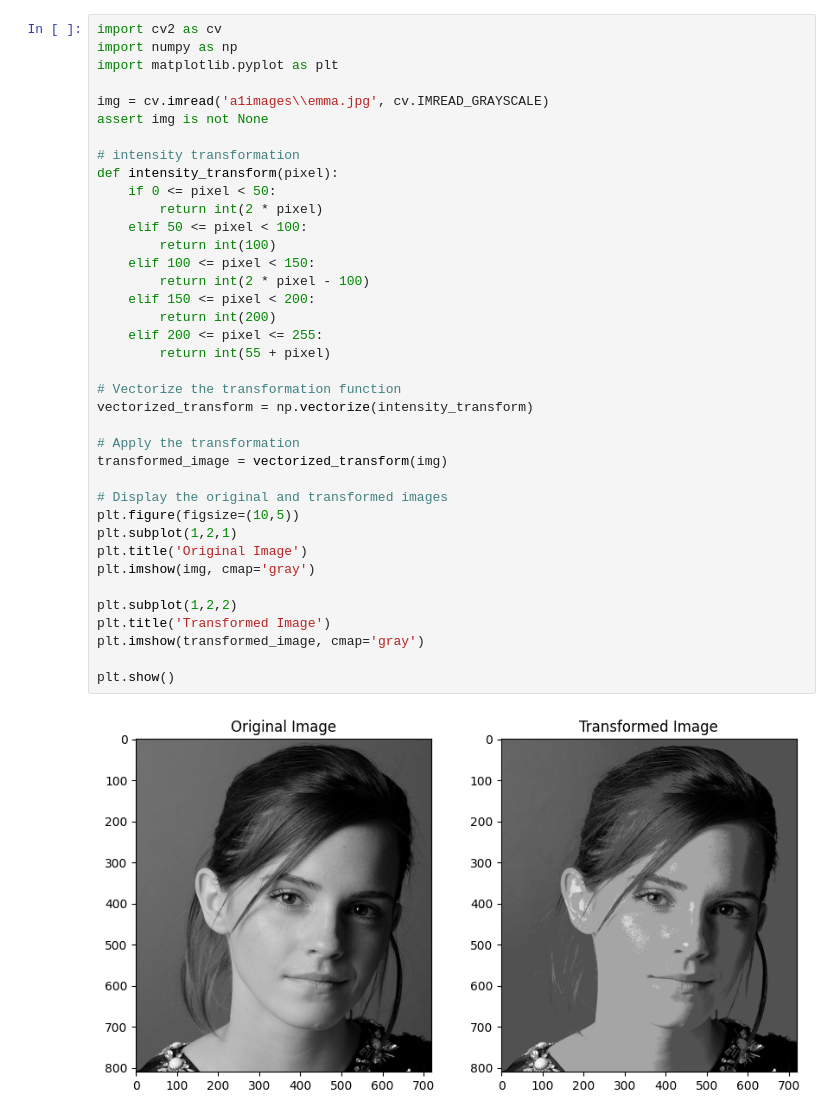
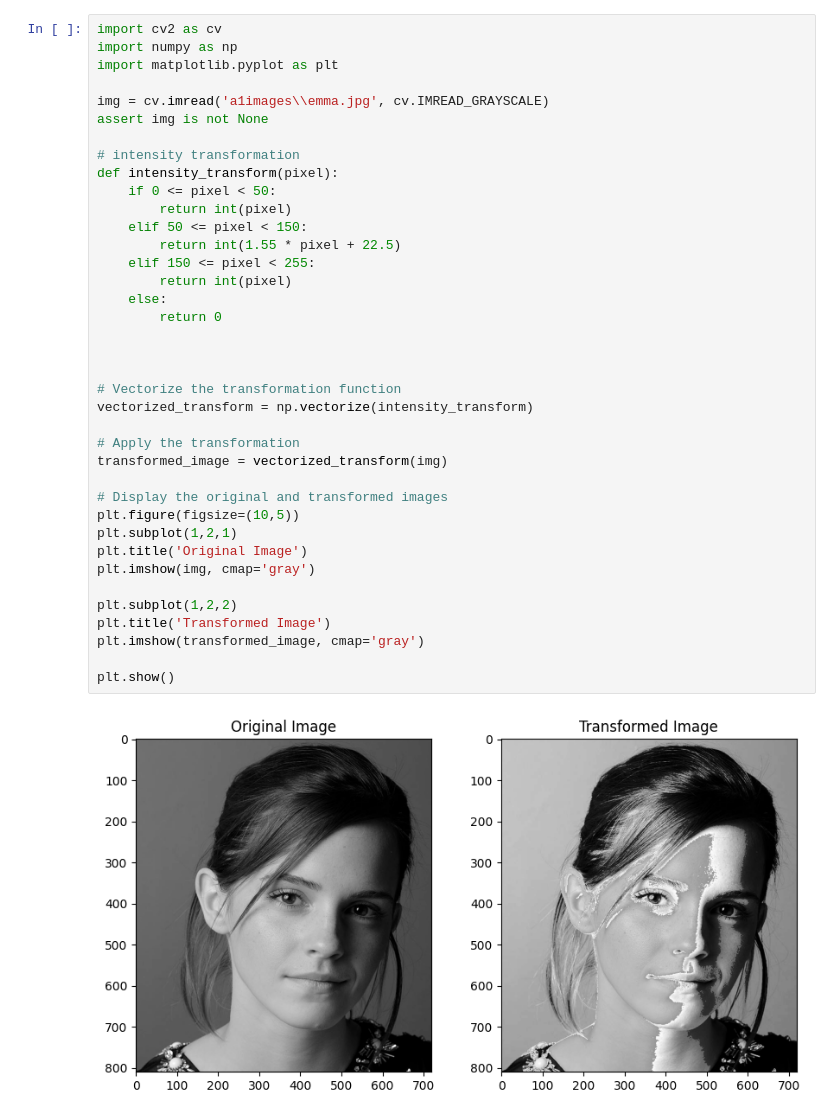
Before and after one commit to RPX2001/Assignment1_EN3160, a Jupyter notebook: 210451U_Assignment1.ipynb, the cells around one changed output. Saved outputs shown, nothing was run; the diff lists cells and outputs as text.

```diff
--- a/210451U_Assignment1.ipynb
+++ b/210451U_Assignment1.ipynb
@@ -5,40 +5,40 @@
 # %%
 import cv2 as cv
 import numpy as np
 import matplotlib.pyplot as plt
 
 img = cv.imread('a1images\\emma.jpg', cv.IMREAD_GRAYSCALE)
 assert img is not None
 
 # intensity transformation
 def intensity_transform(pixel):
     if 0 <= pixel < 50:
-        return int(2 * pixel)
-    elif 50 <= pixel < 100:
-        return int(100)
-    elif 100 <= pixel < 150:
-        return int(2 * pixel - 100)
-    elif 150 <= pixel < 200:
-        return int(200)
-    elif 200 <= pixel <= 255:
-        return int(55 + pixel)
+        return int(pixel)
+    elif 50 <= pixel < 150:
+        return int(1.55 * pixel + 22.5)
+    elif 150 <= pixel < 255:
+        return int(pixel)
+    else:
+        return 0
+
+
 
 # Vectorize the transformation function
 vectorized_transform = np.vectorize(intensity_transform)
 
 # Apply the transformation
 transformed_image = vectorized_transform(img)
 
 # Display the original and transformed images
 plt.figure(figsize=(10,5))
 plt.subplot(1,2,1)
 plt.title('Original Image')
 plt.imshow(img, cmap='gray')
 
 plt.subplot(1,2,2)
 plt.title('Transformed Image')
 plt.imshow(transformed_image, cmap='gray')
 
 plt.show()
 # %% [output]
-[figure, old version]
+[figure, new version]
```
